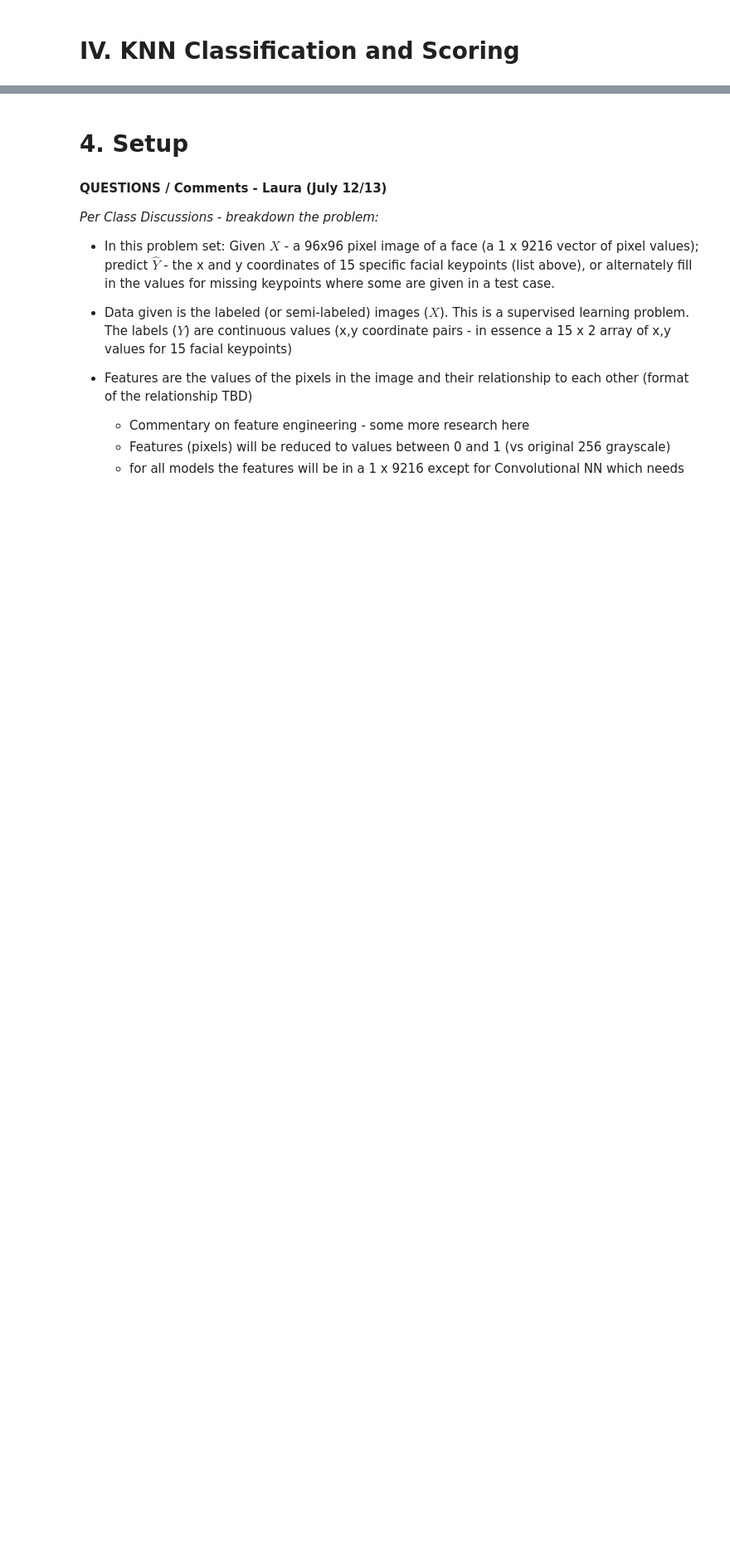
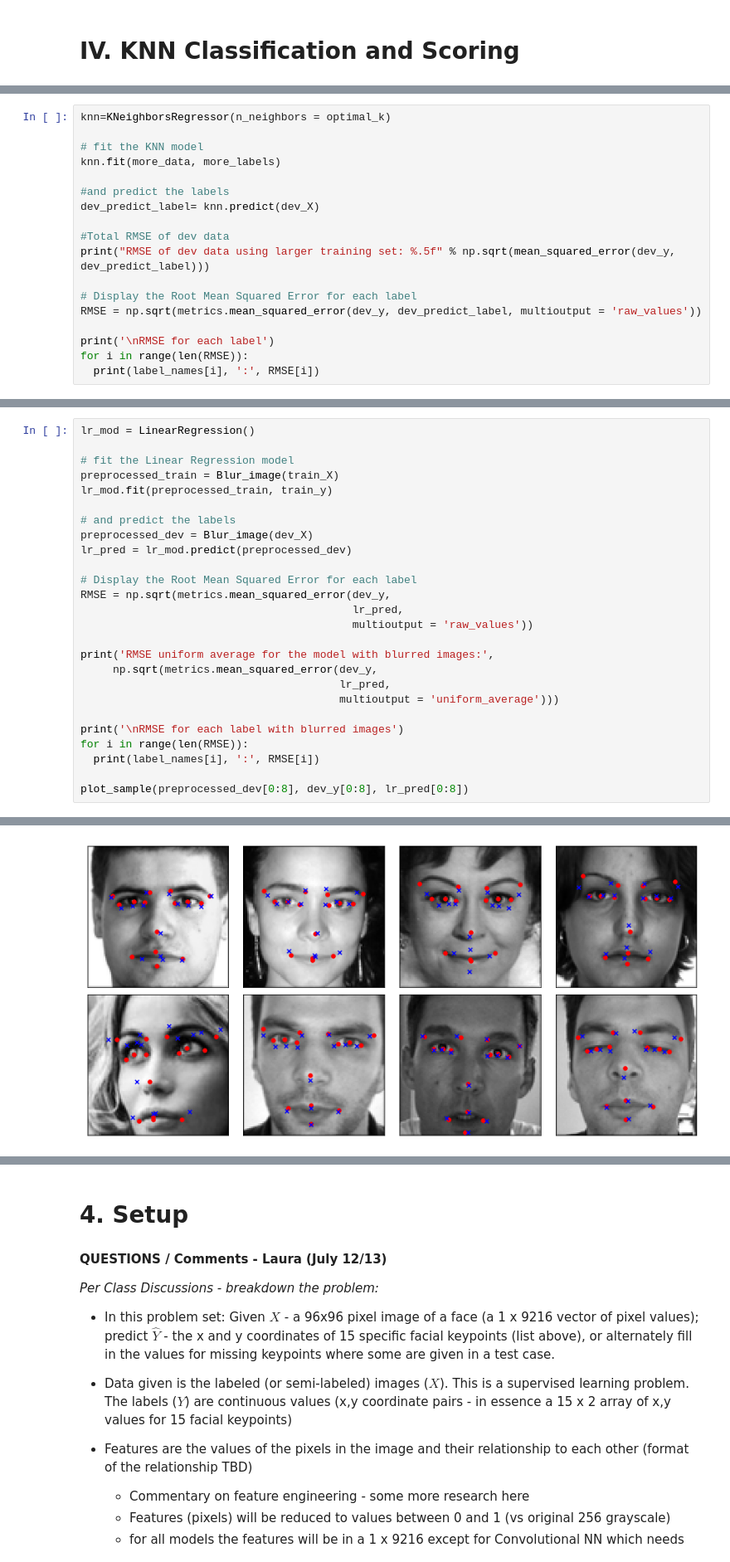
Before and after one commit to Shirleyhywl/W207_ALSY_FinalProject-1, a Jupyter notebook: W207_ALSY_FinalProject_Baseline_R2.ipynb, the cells around one changed output, grey strips where cells are left out. Shown at 83% size. Drawn from its saved outputs; the diff is of its cells as text; blank space fills up the shorter version.

```diff
--- a/W207_ALSY_FinalProject_Baseline_R2.ipynb
+++ b/W207_ALSY_FinalProject_Baseline_R2.ipynb
@@ -829,0 +763,18 @@ mouth_center_bottom_lip_y : 0.08092738431053877
+# %%
+knn=KNeighborsRegressor(n_neighbors = optimal_k)
+
+# fit the KNN model
+knn.fit(more_data, more_labels)
+
+#and predict the labels
+dev_predict_label= knn.predict(dev_X)
+
+#Total RMSE of dev data
+print("RMSE of dev data using larger training set: %.5f" % np.sqrt(mean_squared_error(dev_y, dev_predict_label)))
+
+# Display the Root Mean Squared Error for each label
+RMSE = np.sqrt(metrics.mean_squared_error(dev_y, dev_predict_label, multioutput = 'raw_values'))
+
+print('\nRMSE for each label')
+for i in range(len(RMSE)):
+  print(label_names[i], ':', RMSE[i])
@@ -829,0 +907,27 @@ mouth_center_bottom_lip_y : 0.08092738431053877
+# %%
+lr_mod = LinearRegression()
+
+# fit the Linear Regression model
+preprocessed_train = Blur_image(train_X)
+lr_mod.fit(preprocessed_train, train_y)
+
+# and predict the labels
+preprocessed_dev = Blur_image(dev_X)
+lr_pred = lr_mod.predict(preprocessed_dev)
+
+# Display the Root Mean Squared Error for each label
+RMSE = np.sqrt(metrics.mean_squared_error(dev_y,
+                                          lr_pred,
+                                          multioutput = 'raw_values'))
+
+print('RMSE uniform average for the model with blurred images:',
+     np.sqrt(metrics.mean_squared_error(dev_y,
+                                        lr_pred,
+                                        multioutput = 'uniform_average')))
+
+print('\nRMSE for each label with blurred images')
+for i in range(len(RMSE)):
+  print(label_names[i], ':', RMSE[i])
+
+plot_sample(preprocessed_dev[0:8], dev_y[0:8], lr_pred[0:8])
+# %% [output]
@@ -829,0 +951 @@ mouth_center_bottom_lip_y : 0.08092738431053877
+[figure, added]
```
Also changed, not shown: parts of 90 cells of this notebook.
